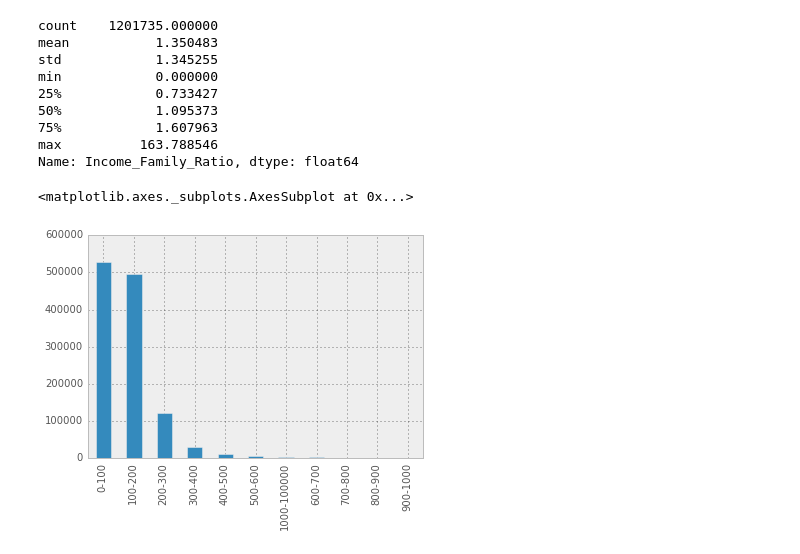
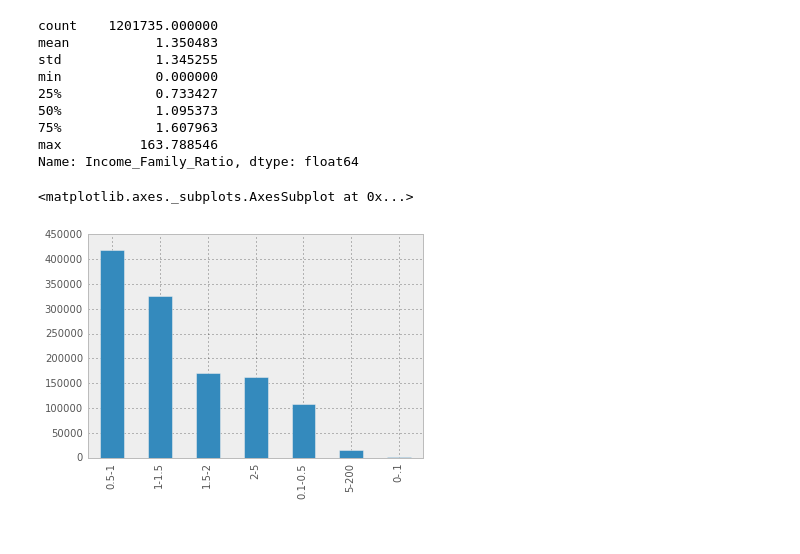
Before and after one commit to jainshubham/notebooks, a Jupyter notebook: Capital_One.ipynb, the cells around one changed output. Saved outputs shown, nothing was run; the diff lists cells and outputs as text; code cells hidden in the pictures.

```diff
--- a/Capital_One.ipynb
+++ b/Capital_One.ipynb
@@ -170,34 +170,26 @@ Name: Income_Family_Ratio, dtype: float64
 # %%
 def Income_Family_Ratio_bracket(row):
     if row['Income_Family_Ratio'] < .1:
-        return '0-100'
+        return '0-0.1'
     elif row['Income_Family_Ratio'] < .5:
-        return '100-200'
+        return '0.1-0.5'
     elif row['Income_Family_Ratio'] < 1:
-        return '200-300'
+        return '0.5-1'
     elif row['Income_Family_Ratio'] < 1.5:
-        return '300-400'
+        return '1-1.5'
     elif row['Income_Family_Ratio'] < 2:
-        return '400-500'
+        return '1.5-2'
     elif row['Income_Family_Ratio'] < 5:
-        return '500-600'
-    elif row['Income_Family_Ratio'] < 7:
-        return '600-700'
-    elif row['Income_Family_Ratio'] < 8:
-        return '700-800'
-    elif row['Income_Family_Ratio'] < 9:
-        return '800-900'
-    elif row['Income_Family_Ratio'] < 10:
-        return '900-1000'
+        return '2-5'
     elif row['Income_Family_Ratio'] < 200:
-        return '1000-100000'
+        return '5-200'
     else:
         return None
 
 data['Income_Family_Ratio_bracket'] = data.apply(lambda row: Income_Family_Ratio_bracket(row), axis=1)
 
 data['Income_Family_Ratio_bracket'].dropna().value_counts().plot(kind='bar')
 # %% [output]
 <matplotlib.axes._subplots.AxesSubplot at 0x...>
-[figure, old version]
+[figure, new version]
 # %%
```
Also changed, not shown: parts of 1 cell of this notebook.
